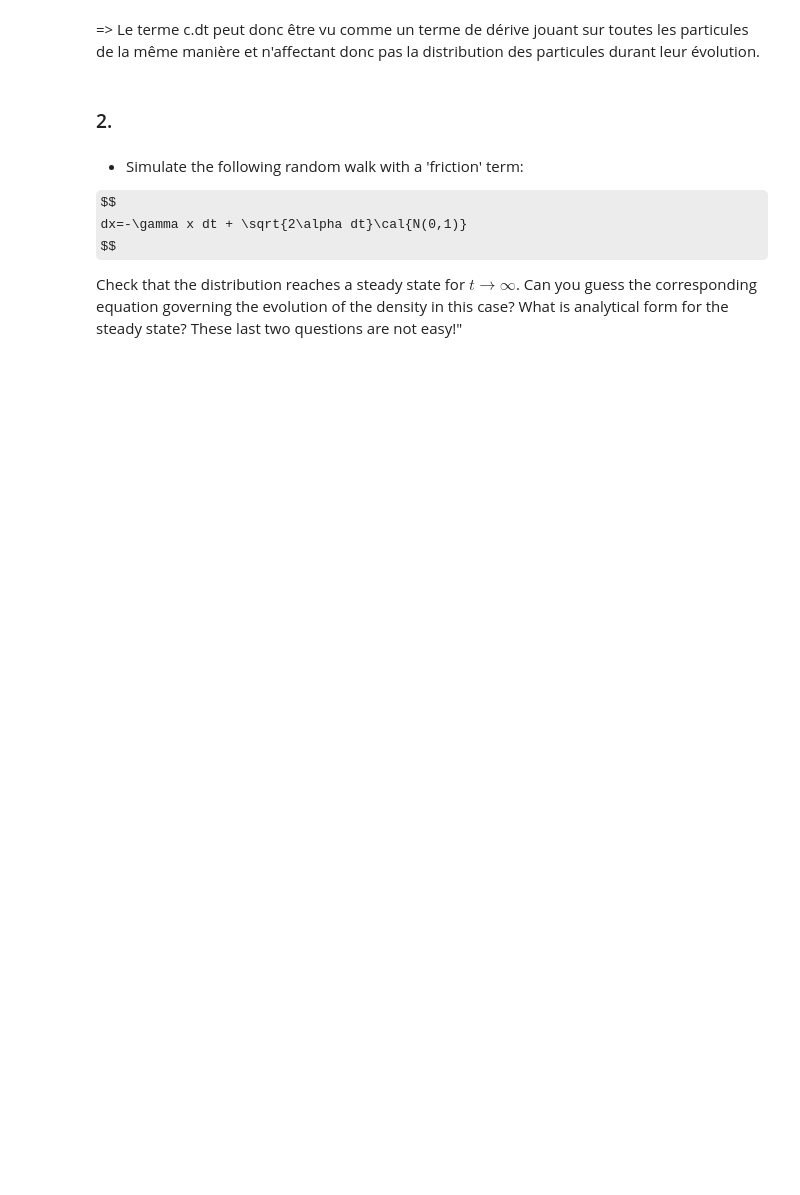
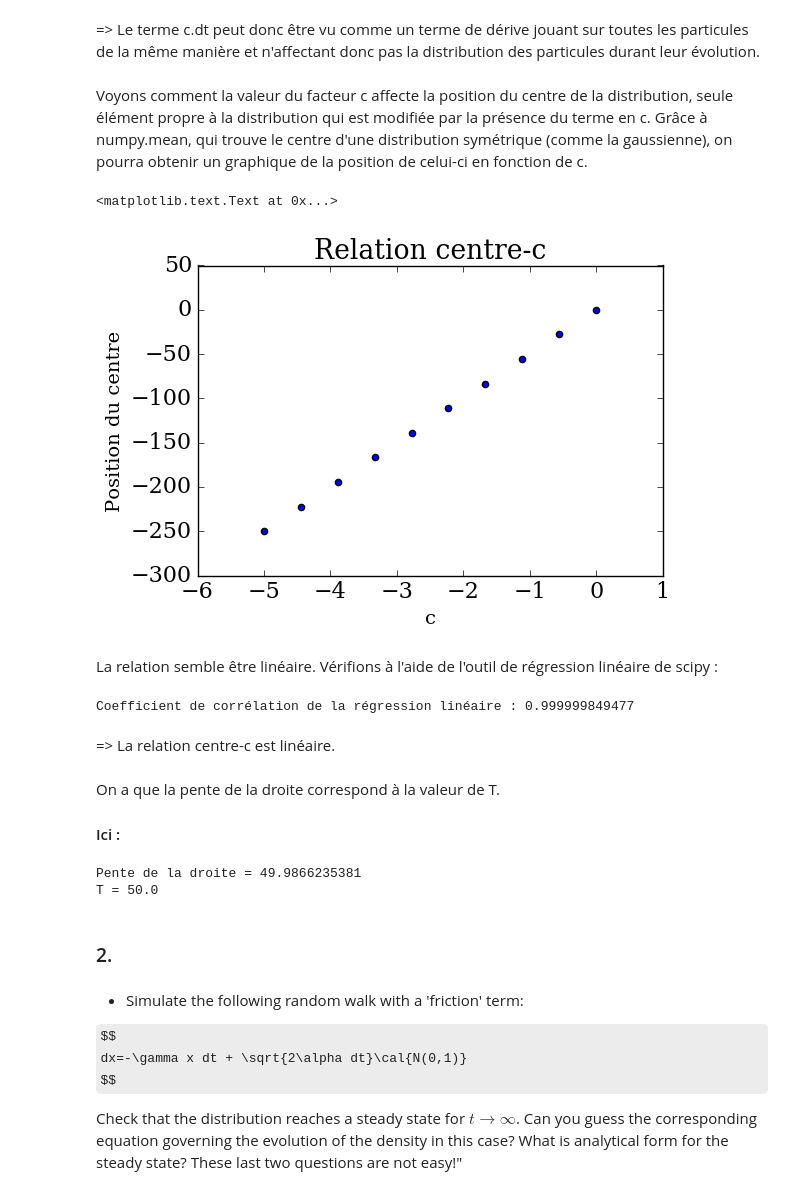
Before and after one commit to be-rays/Module6_MonteCarlo, a Jupyter notebook: Monte-Carlo.ipynb, the cells around one changed output. Saved outputs shown, nothing was run; the diff lists cells and outputs as text; code cells hidden in the pictures; some formulas as TeX source; blank space fills up the shorter version.

```diff
--- a/Monte-Carlo.ipynb
+++ b/Monte-Carlo.ipynb
@@ -263,5 +265,57 @@ for j in range(len(c)):
 # %% [markdown]
 => Le terme c.dt peut donc être vu comme un terme de dérive jouant sur toutes les particules de la même manière et n'affectant donc pas la distribution des particules durant leur évolution.
+# %% [markdown]
+Voyons comment la valeur du facteur c affecte la position du centre de la distribution, seule élément propre à la distribution qui est modifiée par la présence du terme en c.
+Grâce à numpy.mean, qui trouve le centre d'une distribution symétrique (comme la gaussienne), on pourra obtenir un graphique de la position de celui-ci en fonction de c.
+# %%
+T=50.0
+nt=500
+dt=T/nt
+alpha=2.0
+
+c=numpy.linspace(-5,0,10)
+center=numpy.zeros(len(c))
+
+for j in range(len(c)):
+
+    t = numpy.arange(0,T+dt,dt)
+    x = numpy.empty([nt+1,npart])
+
+    x[0]=x0
+
+    for i in range(nt):
+
+            x[i+1]=x[i]+c[j]*dt+numpy.sqrt(2*alpha*dt)*numpy.random.normal(0,1,npart)
+
+
+    center[j]=numpy.mean(x[nt])
+# %%
+pyplot.title('Relation centre-c')
+pyplot.scatter(c,center)
+pyplot.xlabel('c',fontsize=14)
+pyplot.ylabel('Position du centre',fontsize=14)
+# %% [output]
+<matplotlib.text.Text at 0x...>
+[figure, added]
+# %% [markdown]
+La relation semble être linéaire.
+Vérifions à l'aide de l'outil de régression linéaire de scipy :
+# %%
+regress=scipy.stats.linregress(c,center)
+print('Coefficient de corrélation de la régression linéaire :',regress[2])
+# %% [output]
+Coefficient de corrélation de la régression linéaire : 0.999999849477
+# %% [markdown]
+=> La relation centre-c est linéaire.
+# %% [markdown]
+On a que la pente de la droite correspond à la valeur de T.
+#### Ici :
+# %%
+print ('Pente de la droite =', regress[0])
+print('T =', T)
+# %% [output]
+Pente de la droite = 49.9866235381
+T = 50.0
 # %% [markdown]
 ### 2.
 # %% [markdown]
```
Also changed, not shown: parts of 35 cells of this notebook.
